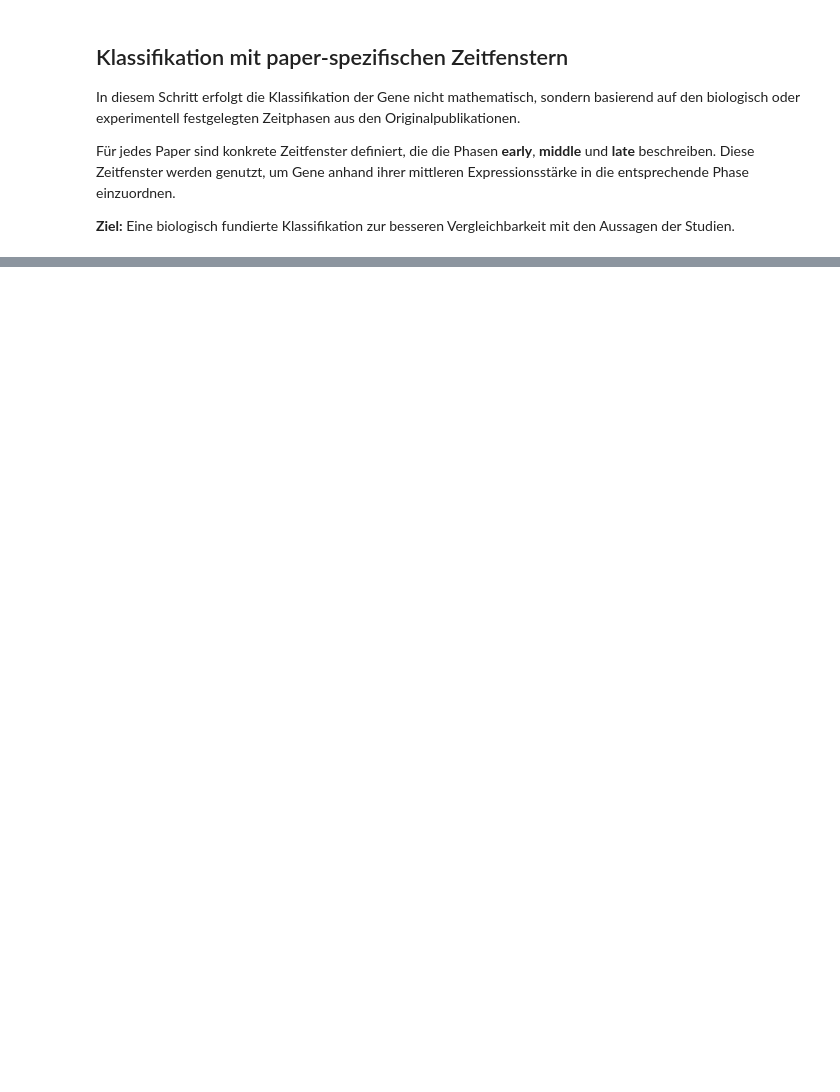
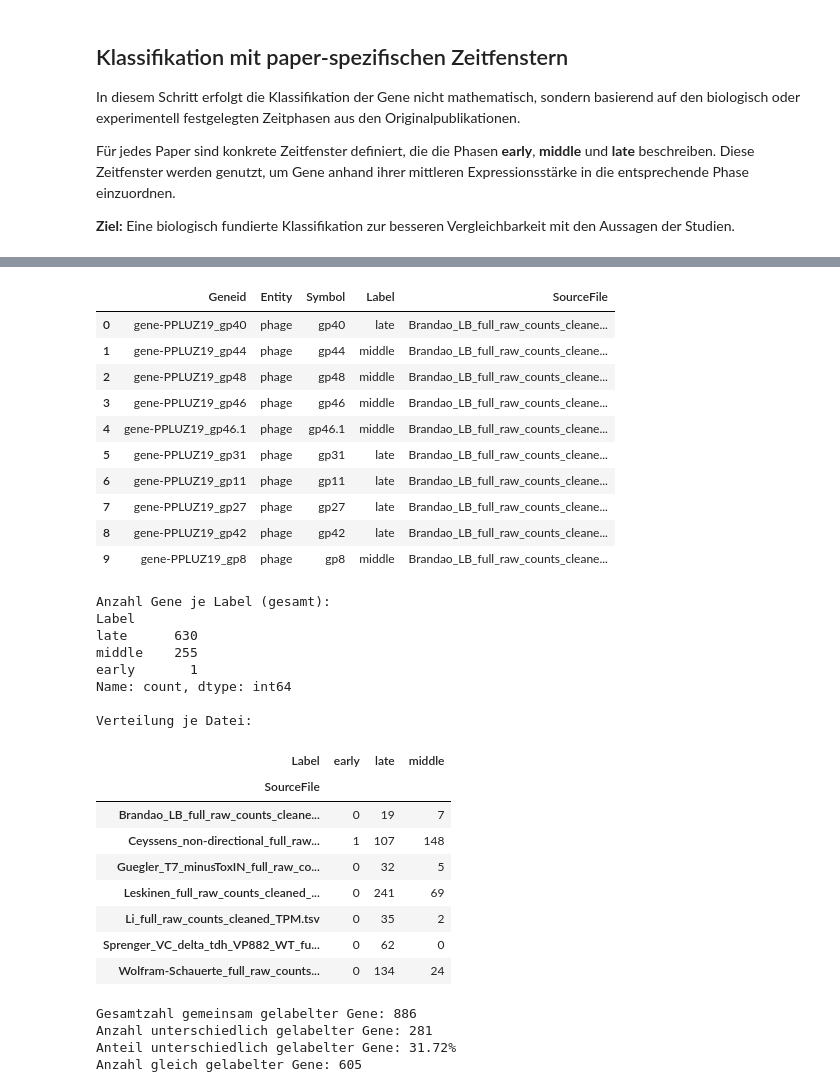
Before and after one commit to TP25-Phage-Infection-Classifiers/main, a Jupyter notebook: notebooks/labeling_US4.ipynb, the cells around one changed output, grey strips where cells are left out. Saved outputs shown, nothing was run; the diff lists cells and outputs as text; code cells hidden in the pictures; blank space fills up the shorter version.

```diff
--- a/notebooks/labeling_US4.ipynb
+++ b/notebooks/labeling_US4.ipynb
@@ -422,0 +329,74 @@ Anzahl gleich gelabelter Gene: 27269
+# %%
+# Ergebnisse der Standard-Klassifikation anzeigen
+if all_results:
+    final_phage_genes = pd.concat(all_results, ignore_index=True)
+    display(final_phage_genes.head(10))  # Zeige erste 10 Ergebnisse
+
+    # Übersicht 1: Verteilung der Labels gesamt
+    print("\nAnzahl Gene je Label (gesamt):")
+    print(final_phage_genes['Label'].value_counts())
+
+    # Übersicht 2: Verteilung der Labels je Datei
+    print("\nVerteilung je Datei:")
+    label_counts_per_file = final_phage_genes.groupby(['SourceFile', 'Label']).size().unstack(fill_value=0)
+    display(label_counts_per_file)
+
+    # Optional: Ergebnisse als CSV speichern
+    # final_phage_genes.to_csv("data/gene_labels_all_files.csv", index=False)
+else:
+    print("Keine gültigen Dateien verarbeitet.")
+# %% [output]
+|  | Geneid | Entity | Symbol | Label | SourceFile |
+| 0 | gene-PPLUZ19_gp40 | phage | gp40 | late | Brandao_LB_full_raw_counts_cleane... |
+| 1 | gene-PPLUZ19_gp44 | phage | gp44 | middle | Brandao_LB_full_raw_counts_cleane... |
+| 2 | gene-PPLUZ19_gp48 | phage | gp48 | middle | Brandao_LB_full_raw_counts_cleane... |
+| 3 | gene-PPLUZ19_gp46 | phage | gp46 | middle | Brandao_LB_full_raw_counts_cleane... |
+| 4 | gene-PPLUZ19_gp46.1 | phage | gp46.1 | middle | Brandao_LB_full_raw_counts_cleane... |
+| 5 | gene-PPLUZ19_gp31 | phage | gp31 | late | Brandao_LB_full_raw_counts_cleane... |
+| 6 | gene-PPLUZ19_gp11 | phage | gp11 | late | Brandao_LB_full_raw_counts_cleane... |
+| 7 | gene-PPLUZ19_gp27 | phage | gp27 | late | Brandao_LB_full_raw_counts_cleane... |
+| 8 | gene-PPLUZ19_gp42 | phage | gp42 | late | Brandao_LB_full_raw_counts_cleane... |
+| 9 | gene-PPLUZ19_gp8 | phage | gp8 | middle | Brandao_LB_full_raw_counts_cleane... |
+Anzahl Gene je Label (gesamt):
+Label
+late      630
+middle    255
+early       1
+Name: count, dtype: int64
+
+Verteilung je Datei:
+| Label | early | late | middle |
+| SourceFile |  |  |  |
+| Brandao_LB_full_raw_counts_cleane... | 0 | 19 | 7 |
+| Ceyssens_non-directional_full_raw... | 1 | 107 | 148 |
+| Guegler_T7_minusToxIN_full_raw_co... | 0 | 32 | 5 |
+| Leskinen_full_raw_counts_cleaned_... | 0 | 241 | 69 |
+| Li_full_raw_counts_cleaned_TPM.tsv | 0 | 35 | 2 |
+| Sprenger_VC_delta_tdh_VP882_WT_fu... | 0 | 62 | 0 |
+| Wolfram-Schauerte_full_raw_counts... | 0 | 134 | 24 |
+# %%
+merged = final_phage_genes.merge(
+    final_phage_genes_paper_defined,
+    on=['Geneid', 'Entity', 'Symbol', 'SourceFile'],
+    suffixes=('_std', '_paper')  # Label-Spalten: Label_std, Label_paper
+)
+
+# === Finde Gene, deren Klassifikation sich zwischen den beiden Methoden unterscheidet ===
+differences = merged[merged['Label_std'] != merged['Label_paper']]
+
+# === Statistische Auswertung ===
+total = len(merged)              # Gesamtzahl der gemeinsam gelabelten Gene
+diff_count = len(differences)    # Anzahl abweichender Klassifikationen
+same_count = total - diff_count  # Anzahl übereinstimmender Klassifikationen
+percentage_diff = round((diff_count / total) * 100, 2)  # Prozentuale Abweichung
+
+# === Ausgabe der Ergebnisse ===
+print(f"Gesamtzahl gemeinsam gelabelter Gene: {total}")
+print(f"Anzahl unterschiedlich gelabelter Gene: {diff_count}")
+print(f"Anteil unterschiedlich gelabelter Gene: {percentage_diff}%")
+print(f"Anzahl gleich gelabelter Gene: {same_count}")
+# %% [output]
+Gesamtzahl gemeinsam gelabelter Gene: 886
+Anzahl unterschiedlich gelabelter Gene: 281
+Anteil unterschiedlich gelabelter Gene: 31.72%
+Anzahl gleich gelabelter Gene: 605
```
Also changed, not shown: parts of 12 cells of this notebook.
